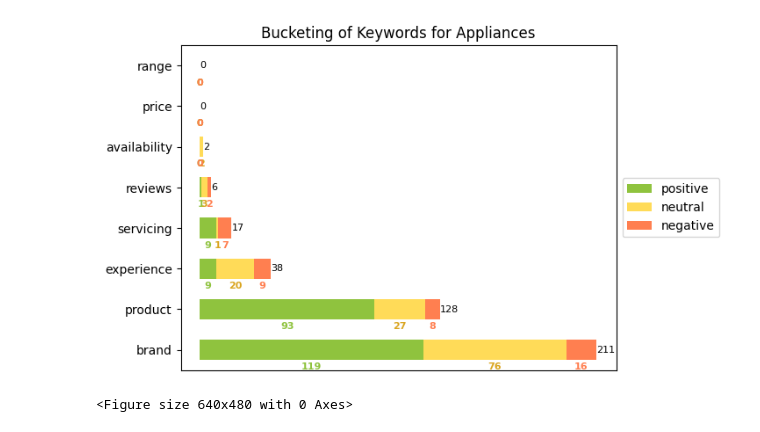
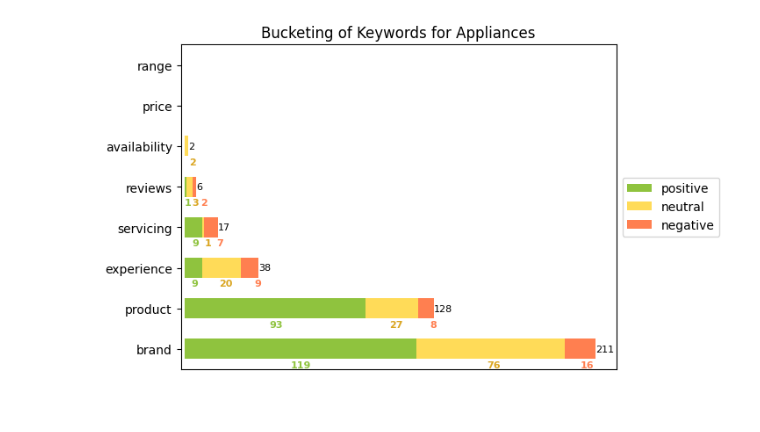
Before and after one commit to Vishesh-Giyanani/Digital-Sentiment-Analysis_NLP, a Jupyter notebook: Bucketing/Appliances_bucketing_graph.ipynb, the cells around one changed output. Cells and saved outputs as stored; diff of their text form; code cells hidden in the pictures; blank space fills up the shorter version.

Commit message:
2:45 pm 24.05.23 Labeling changes in Bucketing for Appliances

```diff
--- a/Bucketing/Appliances_bucketing_graph.ipynb
+++ b/Bucketing/Appliances_bucketing_graph.ipynb
@@ -57,41 +57,45 @@ ax.tick_params(axis='x', which='both', bottom=False, top=False, labelbottom=Fals
 # Set the y-axis tick labels position to left
 ax.tick_params(axis='y', which='both', left=True, right=False, labelleft=True)
 
 # Set the x and y-axis label positions
-ax.xaxis.set_label_coords(0.5, -0.15)
+ax.xaxis.set_label_coords(0.5, -0.5)
 ax.yaxis.set_label_coords(-0.1, 0.5)
 
 # Move the legend to the right side of the plot
 ax.legend(loc='center left', bbox_to_anchor=(1.0, 0.5))
 
 # Set the x-axis limits to move the total downwards
-ax.set_xlim(left=-10)
+ax.set_xlim(left=-2)
+spacing = 13
+padding = 0  # Initial padding offset
 
-# Add value labels to each bar with adjusted spacing
+
 for container in ax.containers:
     for patch in container.patches:
         x = patch.get_x() + patch.get_width() / 2
         y = patch.get_y() + patch.get_height() / 2
         value = int(patch.get_width())  # Convert the value to an integer
 
-        stack_label = container.get_label()
-
-        text_color = text_colors.get(stack_label, 'black')  # Get the text color for the current stack
-
-        ax.annotate(value, (x, y), ha='center', va='center', fontsize=8, color=text_color, fontweight="bold", xytext=(0, -14), textcoords='offset points')
+        if value > 0:
+            stack_label = container.get_label()
+            text_color = text_colors.get(stack_label, 'black')  # Get the text color for the current stack
+            ax.annotate(value, (x, y), ha='center', va='center', fontsize=8, color=text_color, fontweight="bold", xytext=(padding, -spacing), textcoords='offset points', bbox=dict(facecolor='none', edgecolor='none', boxstyle='round,pad=0.2'))
+            padding += 0.5  # Increase the padding for the next annotation
 
 # Add the sum of responses for each stack
 for i, category in enumerate(df_counts.index):
     x = int(total_responses[category])  # Convert the value to an integer
     y = 0 + i  # Adjust the vertical position of the sum label
-    ax.annotate(str(x), (x, y), ha='left', va='center', fontsize=8, color='black')
+
+    if x > 0:
+        ax.annotate(str(x), (x, y), ha='left', va='center', fontsize=8, color='black')
+
 
 # Adjust the spacing between the value labels
 for label in ax.get_ymajorticklabels():
     label.set_x(label.get_position()[0] - 0)  # Adjust the value to increase or decrease spacing
 
 # Display the plot
 plt.show()
 # %% [output]
-[figure, old version]
+[figure, new version]
-<Figure size 640x480 with 0 Axes>
```
Also changed, not shown: 1 other file.
